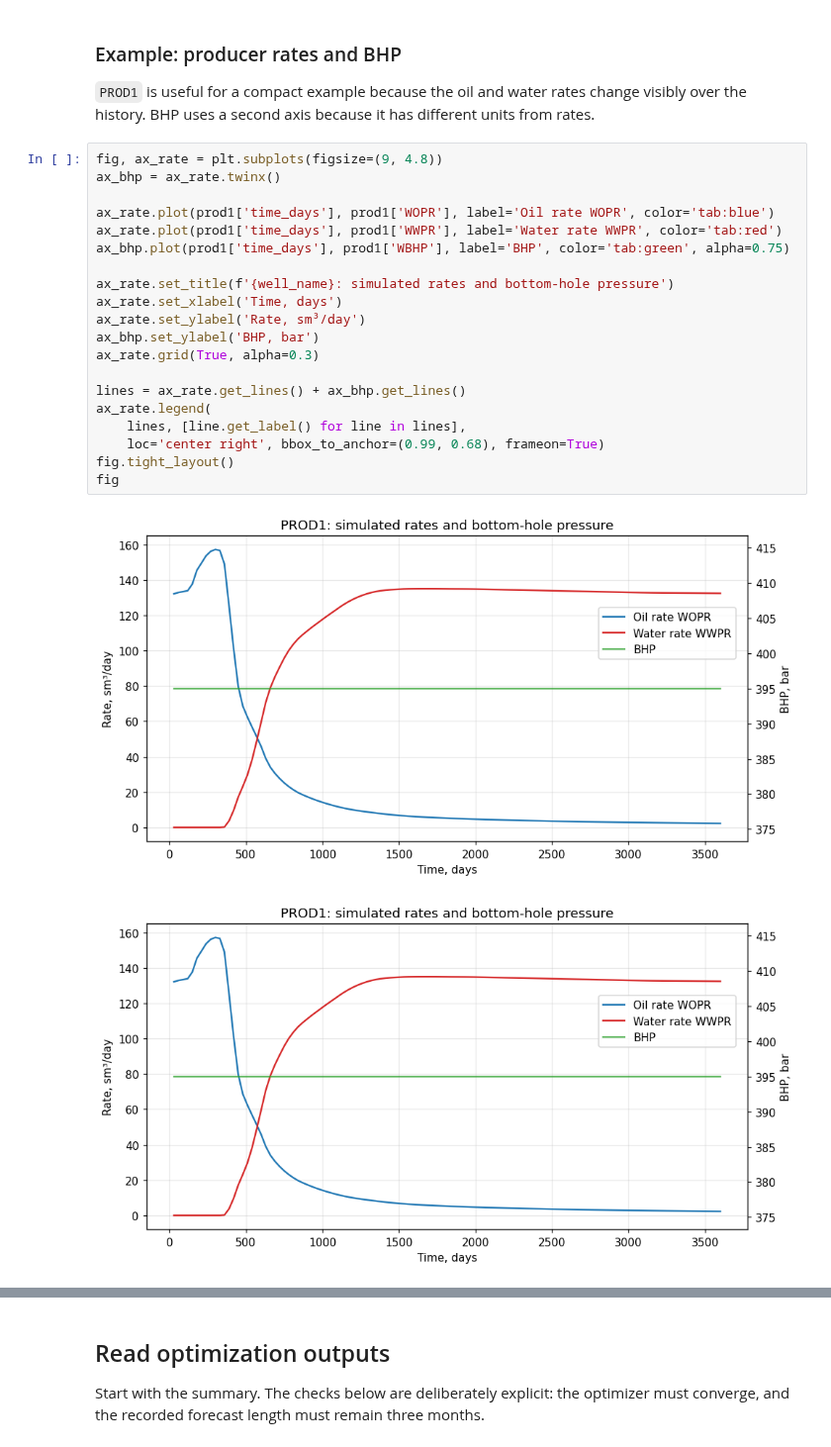
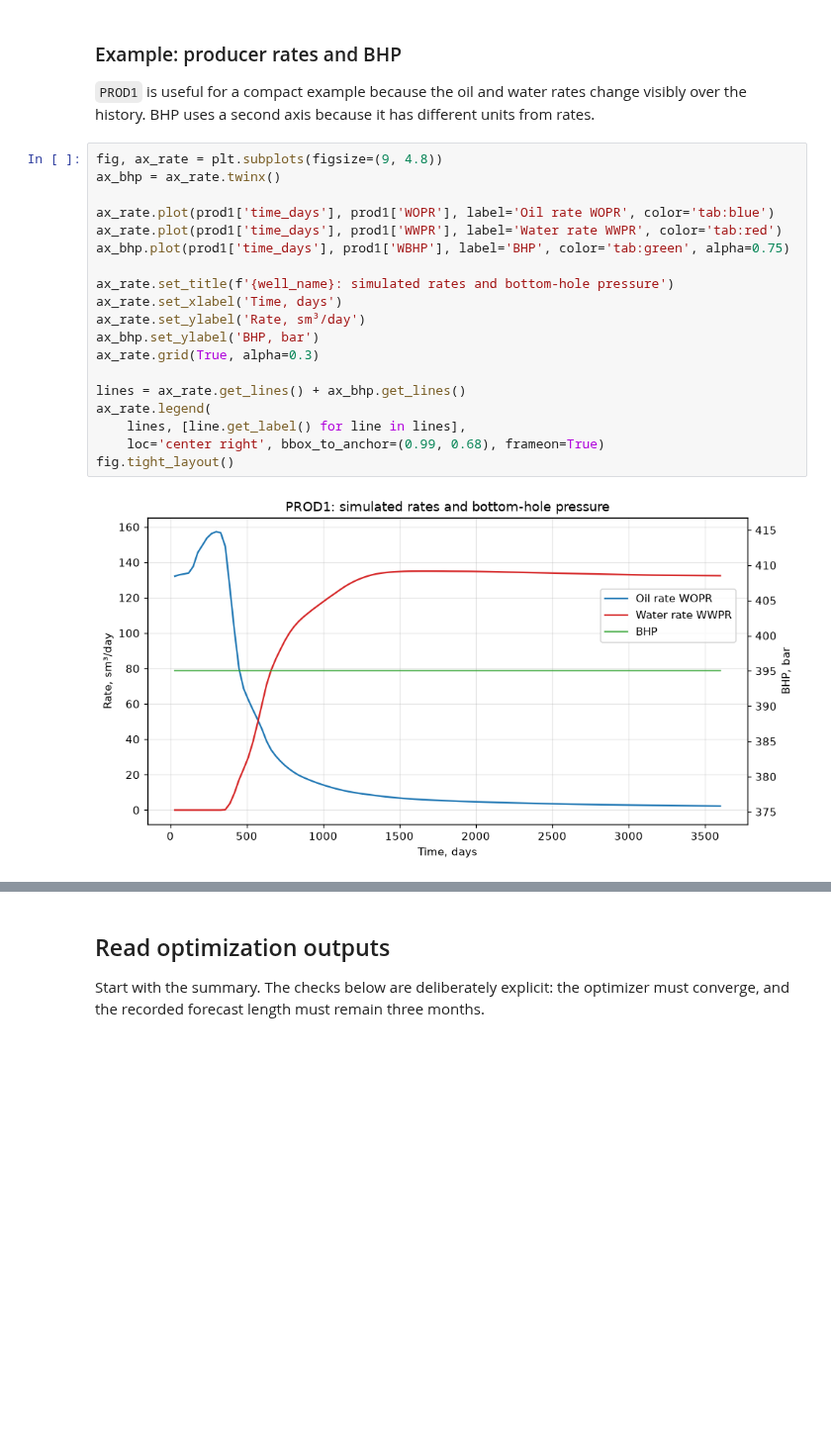
Before and after one commit to geo-kit/GeoCode, a Jupyter notebook: notebooks/Julia.ipynb, the cells around one changed output, grey strips where cells are left out. Shown at 99% size. Cells and saved outputs as stored; diff of their text form; blank space fills up the shorter version.

```diff
--- a/notebooks/Julia.ipynb
+++ b/notebooks/Julia.ipynb
@@ -283,23 +287,21 @@ well_names[:5], prod1.head()
 # %%
 fig, ax_rate = plt.subplots(figsize=(9, 4.8))
 ax_bhp = ax_rate.twinx()
 
 ax_rate.plot(prod1['time_days'], prod1['WOPR'], label='Oil rate WOPR', color='tab:blue')
 ax_rate.plot(prod1['time_days'], prod1['WWPR'], label='Water rate WWPR', color='tab:red')
 ax_bhp.plot(prod1['time_days'], prod1['WBHP'], label='BHP', color='tab:green', alpha=0.75)
 
 ax_rate.set_title(f'{well_name}: simulated rates and bottom-hole pressure')
 ax_rate.set_xlabel('Time, days')
 ax_rate.set_ylabel('Rate, sm³/day')
 ax_bhp.set_ylabel('BHP, bar')
 ax_rate.grid(True, alpha=0.3)
 
 lines = ax_rate.get_lines() + ax_bhp.get_lines()
 ax_rate.legend(
     lines, [line.get_label() for line in lines],
     loc='center right', bbox_to_anchor=(0.99, 0.68), frameon=True)
 fig.tight_layout()
-fig
 # %% [output]
-[figure, old version]
+[figure, new version]
-[figure, removed]
```
Also changed, not shown: parts of 24 cells of this notebook.
